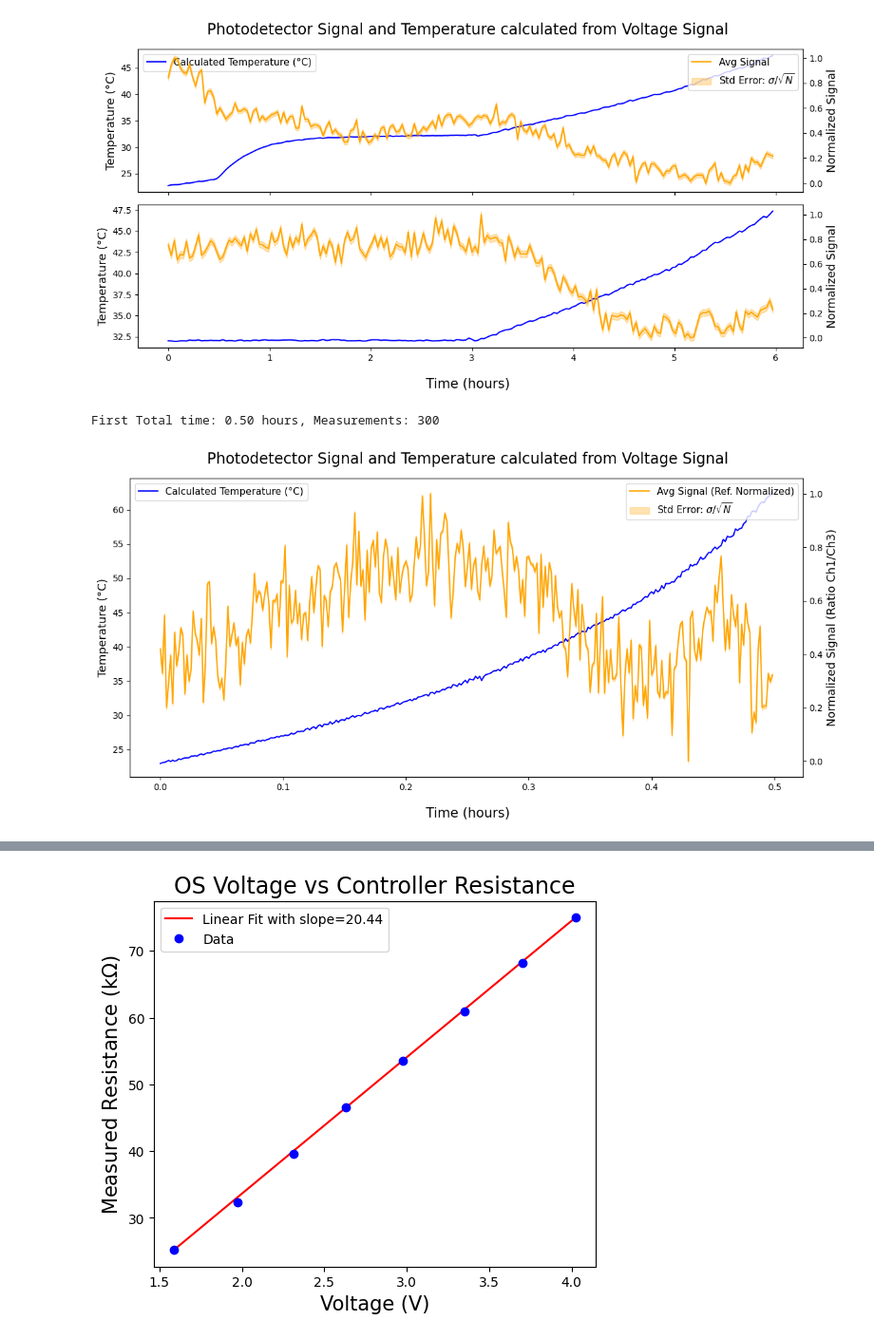
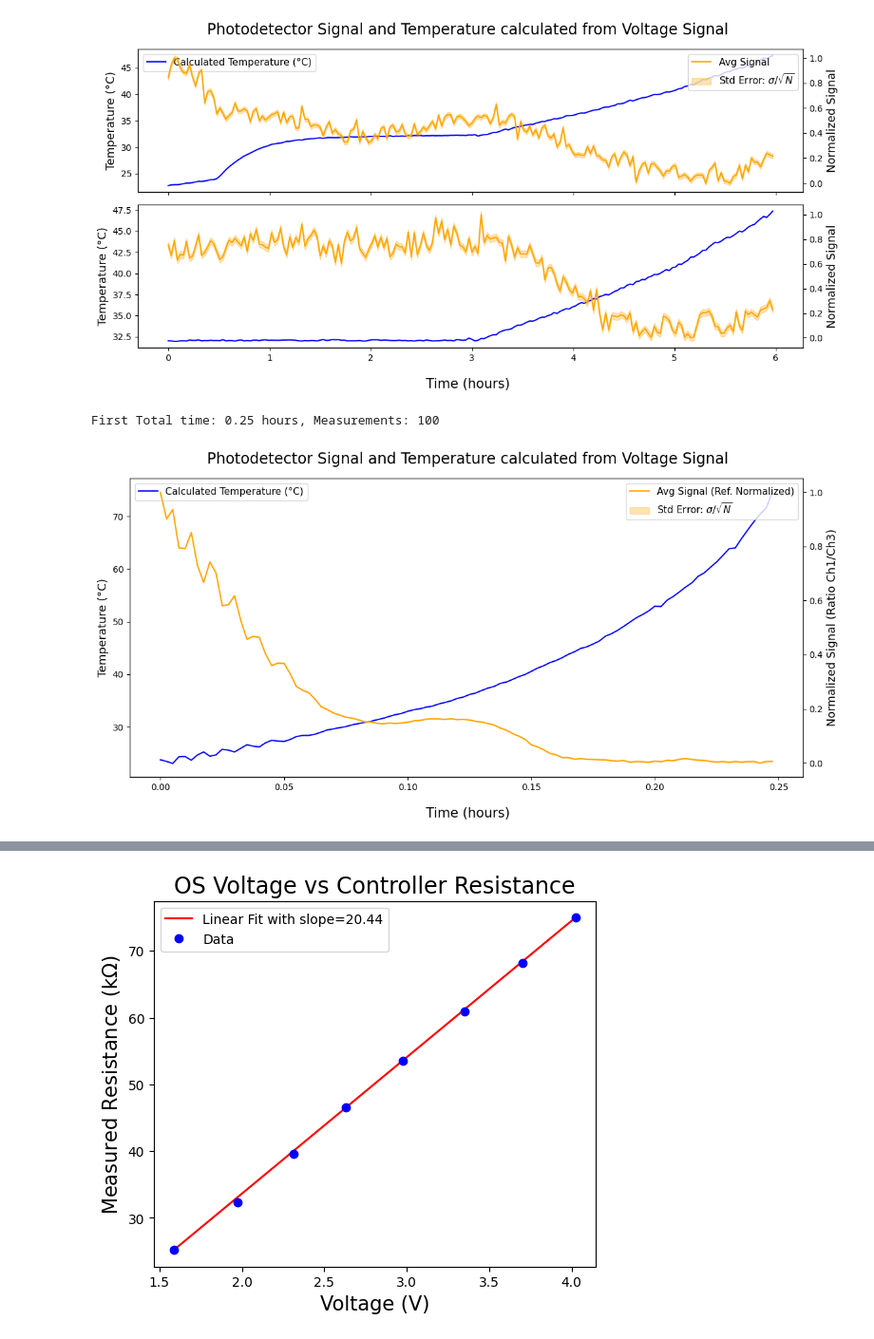
Before and after one commit to qpit/Eskild-Project-2026, a Jupyter notebook: overnight_data.ipynb, the cells around one changed output, grey strips where cells are left out. Shown at 95% size. Saved outputs shown, nothing was run; the diff lists cells and outputs as text; code cells hidden in the pictures.

```diff
--- a/overnight_data.ipynb
+++ b/overnight_data.ipynb
@@ -135,7 +135,7 @@ Success!
 
 
 def voltage_to_kOhm(voltage):
-    r = voltage * 20
+    r = voltage * 20.44
     return np.asarray(r)
 # resist = voltage_to_kOhm(controller_data)
 temperature = np.array([
@@ -161,20 +161,4 @@ def temperature_from_resistance(res):
     inverse_fit = interpolate.interp1d(resistance_fit, temperature_fit, kind='cubic', fill_value="extrapolate")
     return inverse_fit(res)
 # temp = temperature_from_resistance(resist)
-
-
-
-
-# # Plot the acquired data
-# fig, axs = plt.subplots(2, 1, figsize=(12, 8))
-# axs[0].plot(t, photo_detector_data, label='Photodetector Signal')
-# axs[0].set_title('Photodetector Signal vs Time')
-# axs[0].set_xlabel('Time (s)')
-# axs[0].set_ylabel('Voltage (V)')
-# axs[0].legend()
-# axs[1].plot(t, resist, label='Controller Data', color='blue')
-# axs[1].set_title('Controller Data vs Time')
-# axs[1].set_xlabel('Time (s)')
-# axs[1].set_ylabel('Resistance (Ohms)')
-# axs[1].legend()
-# plt.tight_layout()
+temperature_from_resistance(12)
@@ -423,7 +406,7 @@ First Total time: 5.97 hours, Measurements: 200
 Second Total time: 5.97 hours, Measurements: 200
 [figure]
 # %%
-filepath = r"Overnight_data\Overnight_data_14-04-2026_03-31.csv" # Update with your actual filename
+filepath = r"Overnight_data\Overnight_data_17-04-2026_08-47.csv" # Update with your actual filename
 data = np.genfromtxt(filepath, delimiter=',', skip_header=1)
 time_data = data[:, 0]
 time_hours = time_data / 3600
@@ -449,35 +432,35 @@ ratio_sem = ch1_ch3_ratio * np.sqrt((SEM_ch1 / channel1)**2 + (SEM_ch3 / channel
 # Scale the ratio to between 0 and 1
 normalized_ratio = (ch1_ch3_ratio - np.min(ch1_ch3_ratio)) / (np.max(ch1_ch3_ratio) - np.min(ch1_ch3_ratio))
 
 # Normalize the propagated standard error of the mean using the same scaling factor
 normalized_sem = ratio_sem / (np.max(ch1_ch3_ratio) - np.min(ch1_ch3_ratio))
 
 # Calculate the shaded region boundaries
 normalized_top_shaded = normalized_ratio + normalized_sem
 normalized_bottom_shaded = normalized_ratio - normalized_sem
 
 fig.suptitle('Photodetector Signal and Temperature calculated from Voltage Signal', fontsize=17)
 
 axs.plot(time_hours, temperature, label='Calculated Temperature (°C)', color='blue')
 axs.set_ylabel('Temperature (°C)', fontsize=13)
 axs2 = axs.twinx()
 
 # Plot normalized ratio data
 axs2.plot(time_hours, normalized_ratio, label='Avg Signal (Ref. Normalized)', color='orange')
 axs2.fill_between(time_hours, normalized_bottom_shaded, normalized_top_shaded, color='orange', alpha=0.3, label='Std Error: $\sigma / \sqrt{N}$')
 axs2.set_ylabel('Normalized Signal (Ratio Ch1/Ch3)', fontsize=13)
 axs.legend(loc='upper left', fontsize=11)
 axs2.legend(loc='upper right', fontsize=11)
 
 # Common X-axis label
 fig.supxlabel('Time (hours)', fontsize=15)
 plt.tight_layout()
 
 print('First Total time: {:.2f} hours, Measurements: {}'.format(time_hours[-1], len(time_data)))
 # plt.savefig("C:\\Users\\eskil\\OneDrive\\DTU\\6.sem\\bachelor_project\\figures\\old_crystal-31-03-2026_17-11.pdf", format="pdf", dpi=300)
 # %% [output]
-First Total time: 0.50 hours, Measurements: 300
+First Total time: 0.25 hours, Measurements: 100
-[figure, old version]
+[figure, new version]
 # %%
 filenames = [r"Overnight_data\Overnight_data_13-04-2026_16-59.csv",
              r"Overnight_data\Overnight_data_13-04-2026_19-05.csv",
```
Also changed, not shown: parts of 8 cells of this notebook, 1 other file.
